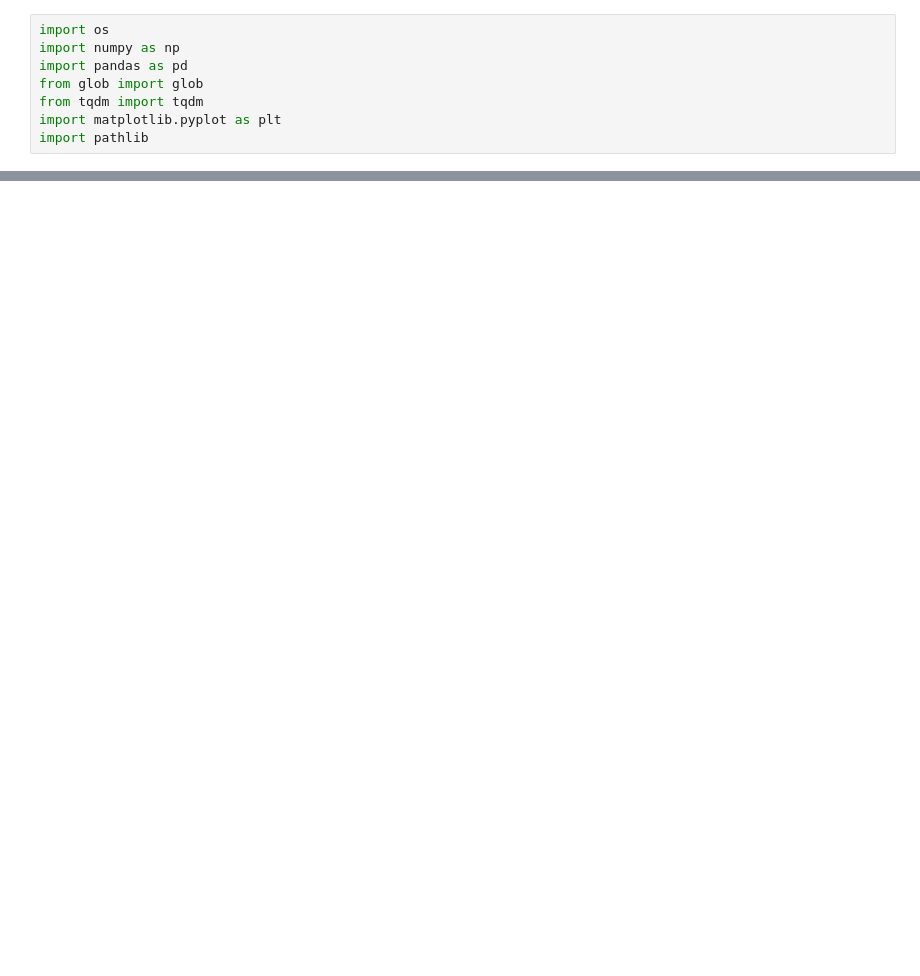
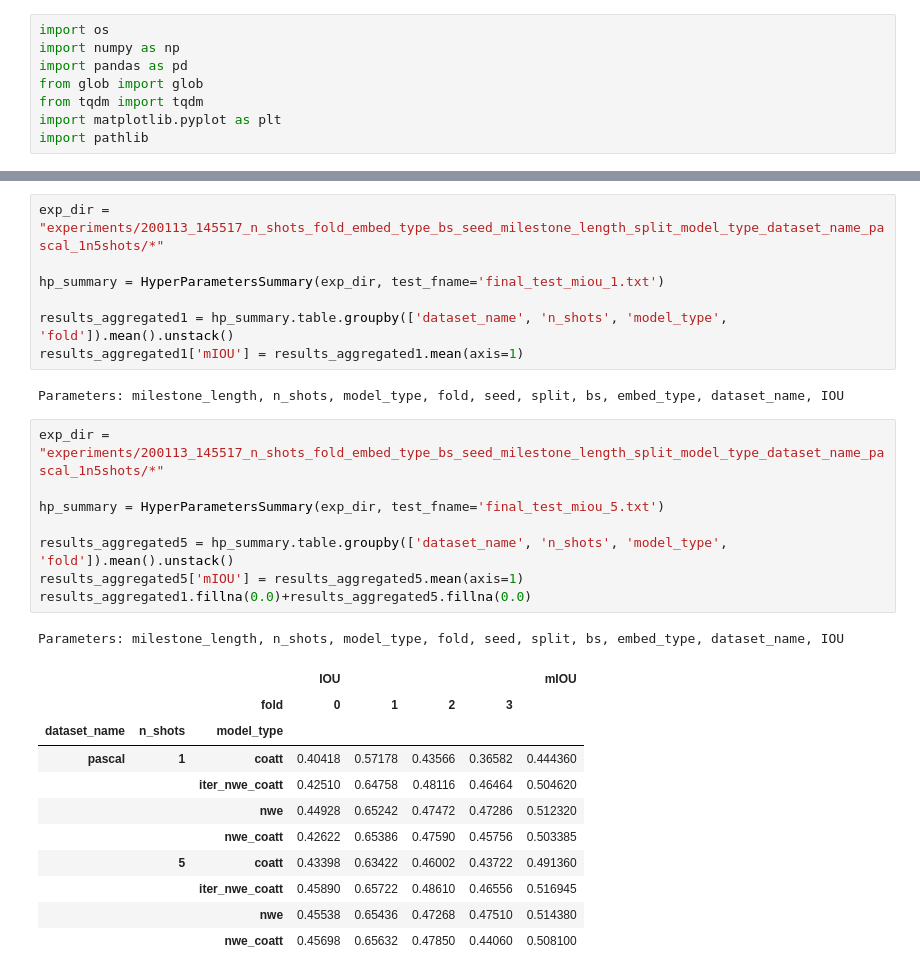
Before and after one commit to MSiam/fewshot_weakly_coatt, a Jupyter notebook: Results.ipynb, the cells around one changed output, grey strips where cells are left out. Saved outputs shown, nothing was run; the diff lists cells and outputs as text; blank space fills up the shorter version.

```diff
--- a/Results.ipynb
+++ b/Results.ipynb
@@ -63 +110,31 @@ hp_summary.table.groupby(['embed_type', 'lr']).mean()
+# %%
+exp_dir = "experiments/200113_145517_n_shots_fold_embed_type_bs_seed_milestone_length_split_model_type_dataset_name_pascal_1n5shots/*"
+
+hp_summary = HyperParametersSummary(exp_dir, test_fname='final_test_miou_1.txt')
+
+results_aggregated1 = hp_summary.table.groupby(['dataset_name', 'n_shots', 'model_type', 'fold']).mean().unstack()
+results_aggregated1['mIOU'] = results_aggregated1.mean(axis=1)
+# %% [output]
+Parameters: milestone_length, n_shots, model_type, fold, seed, split, bs, embed_type, dataset_name, IOU
+# %%
+exp_dir = "experiments/200113_145517_n_shots_fold_embed_type_bs_seed_milestone_length_split_model_type_dataset_name_pascal_1n5shots/*"
+
+hp_summary = HyperParametersSummary(exp_dir, test_fname='final_test_miou_5.txt')
+
+results_aggregated5 = hp_summary.table.groupby(['dataset_name', 'n_shots', 'model_type', 'fold']).mean().unstack()
+results_aggregated5['mIOU'] = results_aggregated5.mean(axis=1)
+results_aggregated1.fillna(0.0)+results_aggregated5.fillna(0.0)
+# %% [output]
+Parameters: milestone_length, n_shots, model_type, fold, seed, split, bs, embed_type, dataset_name, IOU
+|  |  |  | IOU |  |  |  | mIOU |
+|  |  | fold | 0 | 1 | 2 | 3 |  |
+| dataset_name | n_shots | model_type |  |  |  |  |  |
+| pascal | 1 | coatt | 0.40418 | 0.57178 | 0.43566 | 0.36582 | 0.444360 |
+|  |  | iter_nwe_coatt | 0.42510 | 0.64758 | 0.48116 | 0.46464 | 0.504620 |
+|  |  | nwe | 0.44928 | 0.65242 | 0.47472 | 0.47286 | 0.512320 |
+|  |  | nwe_coatt | 0.42622 | 0.65386 | 0.47590 | 0.45756 | 0.503385 |
+|  | 5 | coatt | 0.43398 | 0.63422 | 0.46002 | 0.43722 | 0.491360 |
+|  |  | iter_nwe_coatt | 0.45890 | 0.65722 | 0.48610 | 0.46556 | 0.516945 |
+|  |  | nwe | 0.45538 | 0.65436 | 0.47268 | 0.47510 | 0.514380 |
+|  |  | nwe_coatt | 0.45698 | 0.65632 | 0.47850 | 0.44060 | 0.508100 |
 # %%
```
Also changed, not shown: parts of 13 cells of this notebook.
